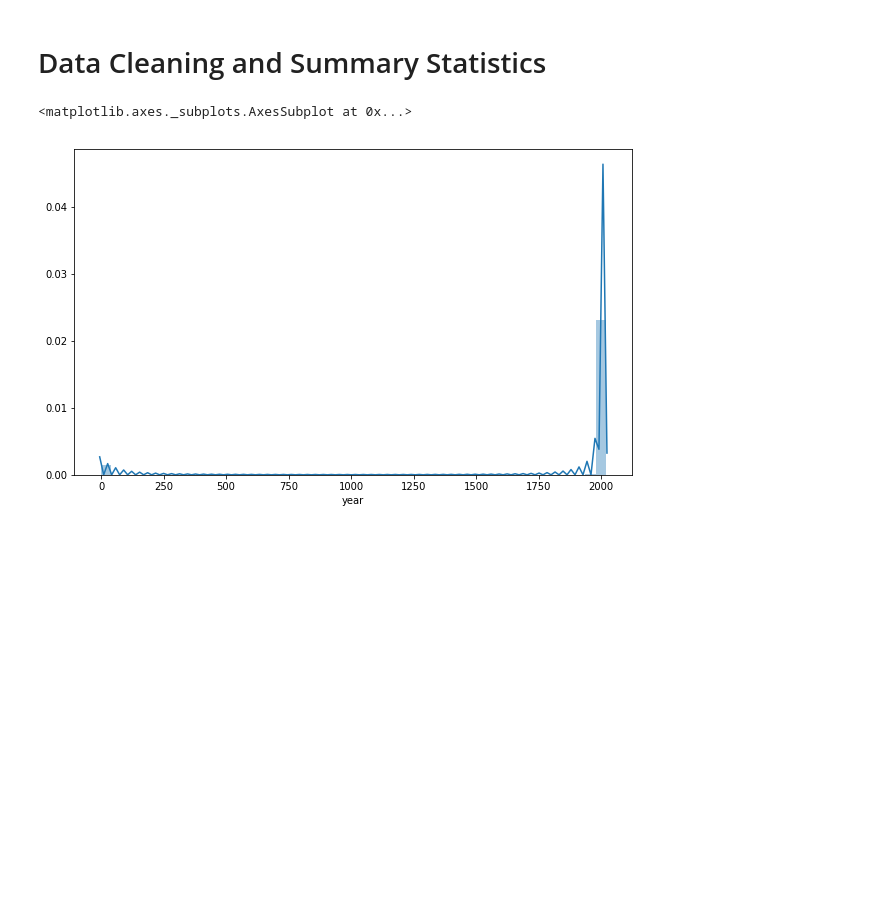
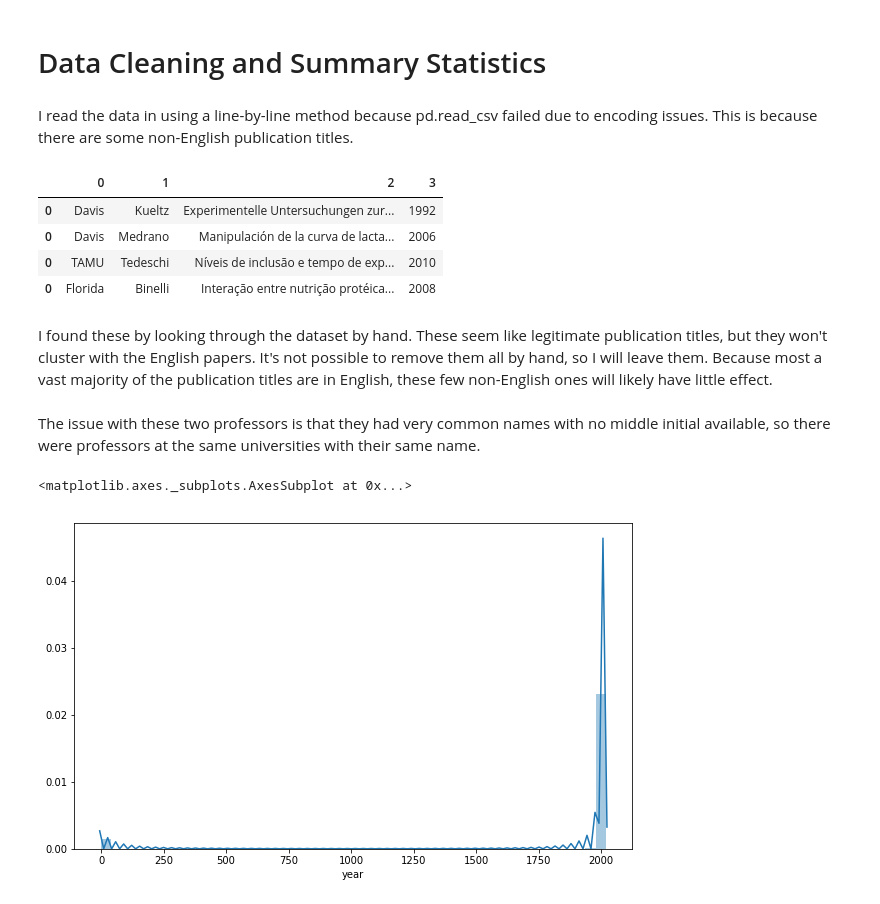
Before and after one commit to courtneylouie/Class-Project, a Jupyter notebook: data_exploration.ipynb, the cells around one changed output. Saved outputs shown, nothing was run; the diff lists cells and outputs as text; code cells hidden in the pictures; blank space fills up the shorter version.

```diff
--- a/data_exploration.ipynb
+++ b/data_exploration.ipynb
@@ -19,6 +19,18 @@ df = df.transpose()
 for i in dat:
     df_ = pd.DataFrame([i])
     df = pd.concat([df, df_])
+# %% [markdown]
+I read the data in using a line-by-line method because pd.read_csv failed due to encoding issues. This is because there are some non-English publication titles.
+# %%
+df.iloc[[1462, 1730, 4214, 6582]]
+# %% [output]
+|  | 0 | 1 | 2 | 3 |
+| 0 | Davis | Kueltz | Experimentelle Untersuchungen zur... | 1992 |
+| 0 | Davis | Medrano | Manipulación de la curva de lacta... | 2006 |
+| 0 | TAMU | Tedeschi | Níveis de inclusão e tempo de exp... | 2010 |
+| 0 | Florida | Binelli | Interação entre nutrição protéica... | 2008 |
+# %% [markdown]
+I found these by looking through the dataset by hand. These seem like legitimate publication titles, but they won't cluster with the English papers. It's not possible to remove them all by hand, so I will leave them. Because most a vast majority of the publication titles are in English, these few non-English ones will likely have little effect.
 # %%
 df.columns = ['school', 'name', 'title', 'year']
 df['year'] = pd.to_numeric(df['year'])
@@ -26,6 +38,8 @@ df['year'] = pd.to_numeric(df['year'])
 # Drop out all observations that are for the wrong person
 df = df[~((df.name == "Cheng") & (df.school == "Davis"))]
 df = df[~((df.name == "Davis") & (df.school == "Ohio"))]
+# %% [markdown]
+The issue with these two professors is that they had very common names with no middle initial available, so there were professors at the same universities with their same name.
 # %%
 sns.distplot(df.year)
 # %% [output]
```
Also changed, not shown: parts of 8 cells of this notebook, 1 other file.
